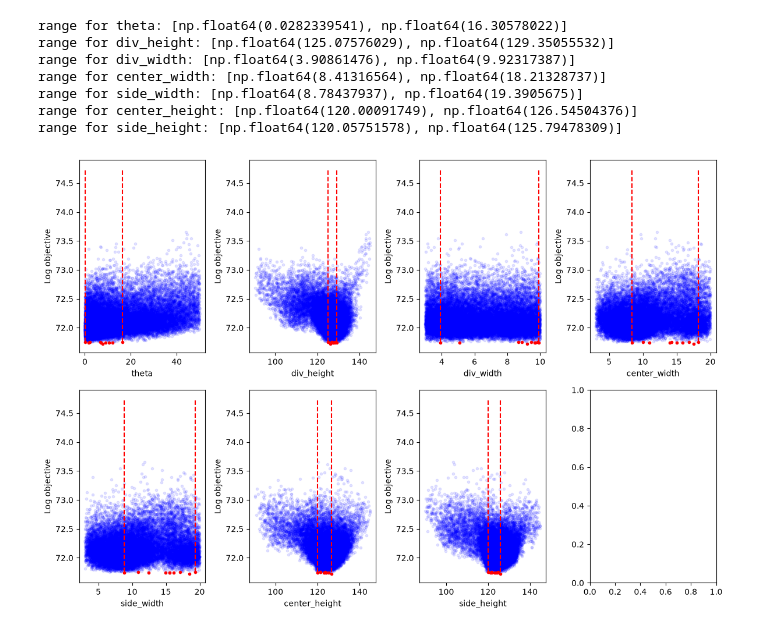
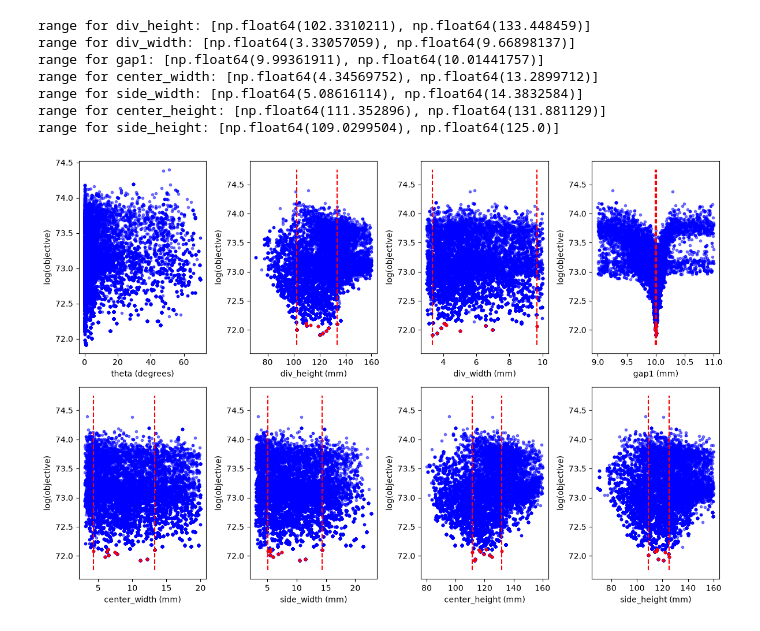
Before and after one commit to william-w05/toaster, a Jupyter notebook: analyze_results.ipynb, the cells around one changed output. Saved outputs shown, nothing was run; the diff lists cells and outputs as text; code cells hidden in the pictures.

```diff
--- a/analyze_results.ipynb
+++ b/analyze_results.ipynb
@@ -190,5 +129,5 @@ plt.show()
 # %%
-df_all = pd.read_csv('results/08_13_2026_mcmc_results/all_params_all_values.csv')
+df_all = pd.read_csv('results/08_04_2026_mcmc_results/all_params_all_values.csv')
 params_all = df_all['Parameters']
 values_all = df_all['Value']
 wid_all = df_all['Walker']
@@ -197,7 +136,7 @@ values_arr_all = []
 wid_arr_all = []
 
 for i, param in enumerate(params_all):
-    params_arr_all.append(mcmc._parse_params(param, n_params=7))
+    params_arr_all.append(mcmc._parse_params(param, n_params=8))
     values_arr_all.append(values_all.loc[i])
     wid_arr_all.append(wid_all.loc[i])
 
@@ -210,7 +149,7 @@ values_arr_all = values_arr_all[ignore_args_all]
 wid_arr_all = wid_arr_all[ignore_args_all]
 params_arr_all = params_arr_all[ignore_args_all]
 
-param_names = ['theta', 'div_height', 'div_width', 'center_width', 'side_width', 'center_height', 'side_height']
+param_names = ['theta', 'div_height', 'div_width', 'gap1', 'center_width', 'side_width', 'center_height', 'side_height']
 num_params = len(param_names)
 fig, ax = plt.subplots(2, 4, figsize=(12,8))
 ax_flat = ax.flatten()
@@ -218,7 +157,7 @@ ax_flat = ax.flatten()
 for i, name in enumerate(param_names):
     ax_flat[i].scatter(params_arr_all[:,i], np.log(values_arr_all), c='b', marker='.')
     ax_flat[i].set_xlabel(name)
-    ax_flat[i].set_ylabel("Log objective")
+    ax_flat[i].set_ylabel(r"$\log(\mathrm{objective})$")
 
 plt.tight_layout()
 plt.show()
@@ -226,0 +166,17 @@ plt.show()
+# %%
+best = np.argsort(values_arr_all)
+print(np.unique(values_arr_all[best]))
+#print(params_arr_all[best])
+
+i = 0
+curr_ind = 0
+tn_best = []
+while i < 10:
+    if list(params_arr_all[best][curr_ind]) not in tn_best:
+        tn_best.append(list(params_arr_all[best][curr_ind]))
+        i += 1
+        curr_ind += 1
+    else:
+        curr_ind += 1
+
+print(np.asarray(tn_best))
@@ -267,30 +234,35 @@ plt.show()
 # %%
 fig, ax = plt.subplots(2, 4, figsize=(12,8))
 ax_flat = ax.flatten()
 
 n = 10
-tn_params = params_arr[best][:n]
+#tn_params = params_arr[best][:n]
+tn_params = np.asarray(tn_best)
 
 for i, name in enumerate(param_names):
     #print(f'optimal {name}s: {t10_params[:,i]}\n')
-    ax_flat[i].scatter(params_arr[:,i], np.log(values_arr), c='b', marker='.', alpha=0.1)
-    ax_flat[i].set_xlabel(name)
-    ax_flat[i].set_ylabel("Log objective")
-    ax_flat[i].vlines([np.min(tn_params[:,i]), np.max(tn_params[:,i])], 71.75, 74.75, colors='r', ls='--')
-    print(f'range for {name}: {[np.min(tn_params[:,i]), np.max(tn_params[:,i])]}')
-    ax_flat[i].scatter(tn_params[:,i], np.log(values_arr[best][:n]), c='r', marker='.')
+    ax_flat[i].scatter(params_arr_all[:,i], np.log(values_arr_all), c='b', marker='.', alpha=0.5)
+    if name == 'theta':
+        ax_flat[i].set_xlabel(name + ' (degrees)')
+    else:
+        ax_flat[i].set_xlabel(name + ' (mm)')
+    ax_flat[i].set_ylabel(r"$\log(\mathrm{objective})$")
+    if i != 0:
+        ax_flat[i].vlines([np.min(tn_params[:,i]), np.max(tn_params[:,i])], 71.75, 74.75, colors='r', ls='--')
+        print(f'range for {name}: {[np.min(tn_params[:,i]), np.max(tn_params[:,i])]}')
+        ax_flat[i].scatter(tn_params[:,i], np.log(np.unique(values_arr_all[best])[:n]), c='r', marker='.')
 
 plt.tight_layout()
 plt.show()
 # %% [output]
-range for theta: [np.float64(0.0282339541), np.float64(16.30578022)]
-range for div_height: [np.float64(125.07576029), np.float64(129.35055532)]
-range for div_width: [np.float64(3.90861476), np.float64(9.92317387)]
-range for center_width: [np.float64(8.41316564), np.float64(18.21328737)]
-range for side_width: [np.float64(8.78437937), np.float64(19.3905675)]
-range for center_height: [np.float64(120.00091749), np.float64(126.54504376)]
-range for side_height: [np.float64(120.05751578), np.float64(125.79478309)]
+range for div_height: [np.float64(102.3310211), np.float64(133.448459)]
+range for div_width: [np.float64(3.33057059), np.float64(9.66898137)]
+range for gap1: [np.float64(9.99361911), np.float64(10.01441757)]
+range for center_width: [np.float64(4.34569752), np.float64(13.2899712)]
+range for side_width: [np.float64(5.08616114), np.float64(14.3832584)]
+range for center_height: [np.float64(111.352896), np.float64(131.881129)]
+range for side_height: [np.float64(109.0299504), np.float64(125.0)]
-[figure, old version]
+[figure, new version]
 # %%
 print(mcmc.fom([43.08239729, 128.44919526, 5.33452249, 9.99969355, 6.26901851, 6.59042247, 125.13866136, 123.95102582], verbose=True))
 print()
```
Also changed, not shown: parts of 15 cells of this notebook, 6 other files.
